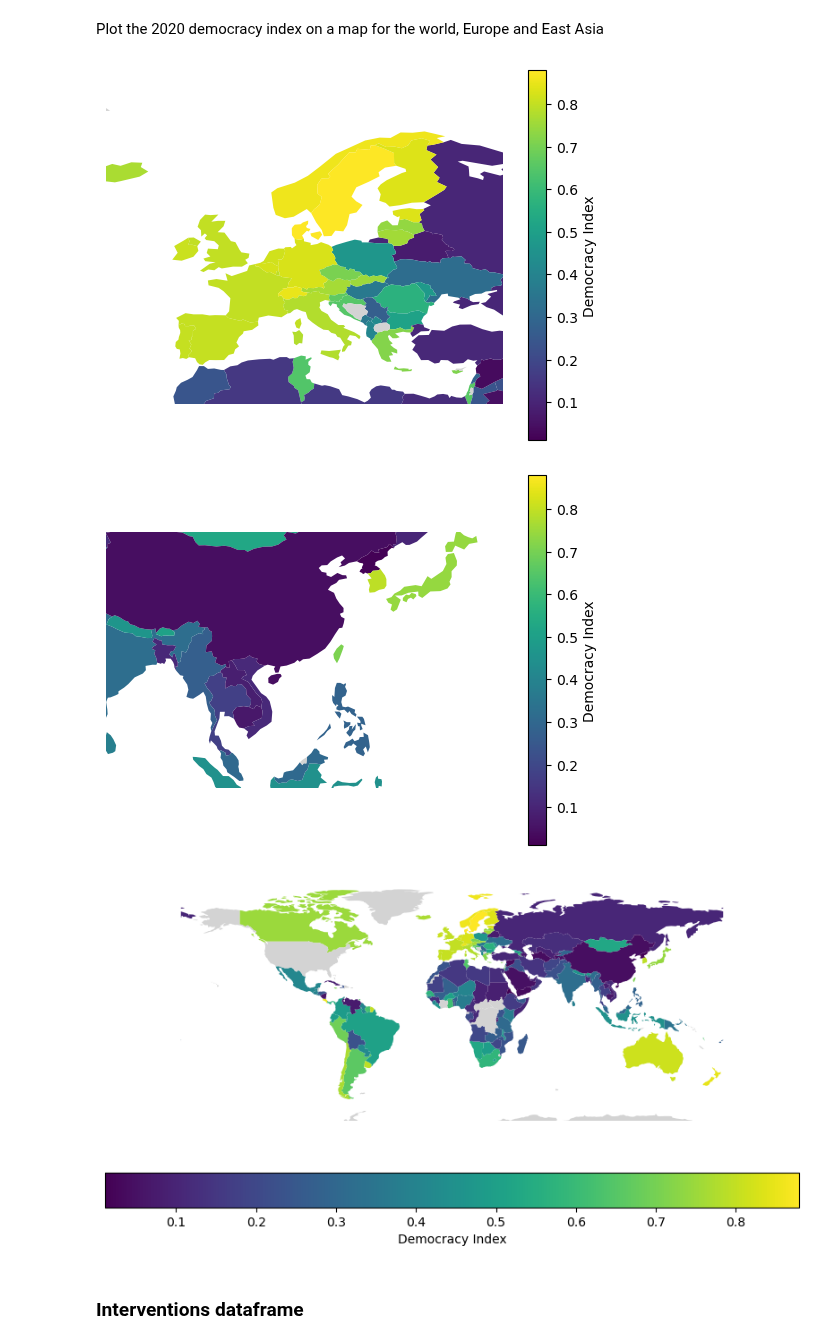
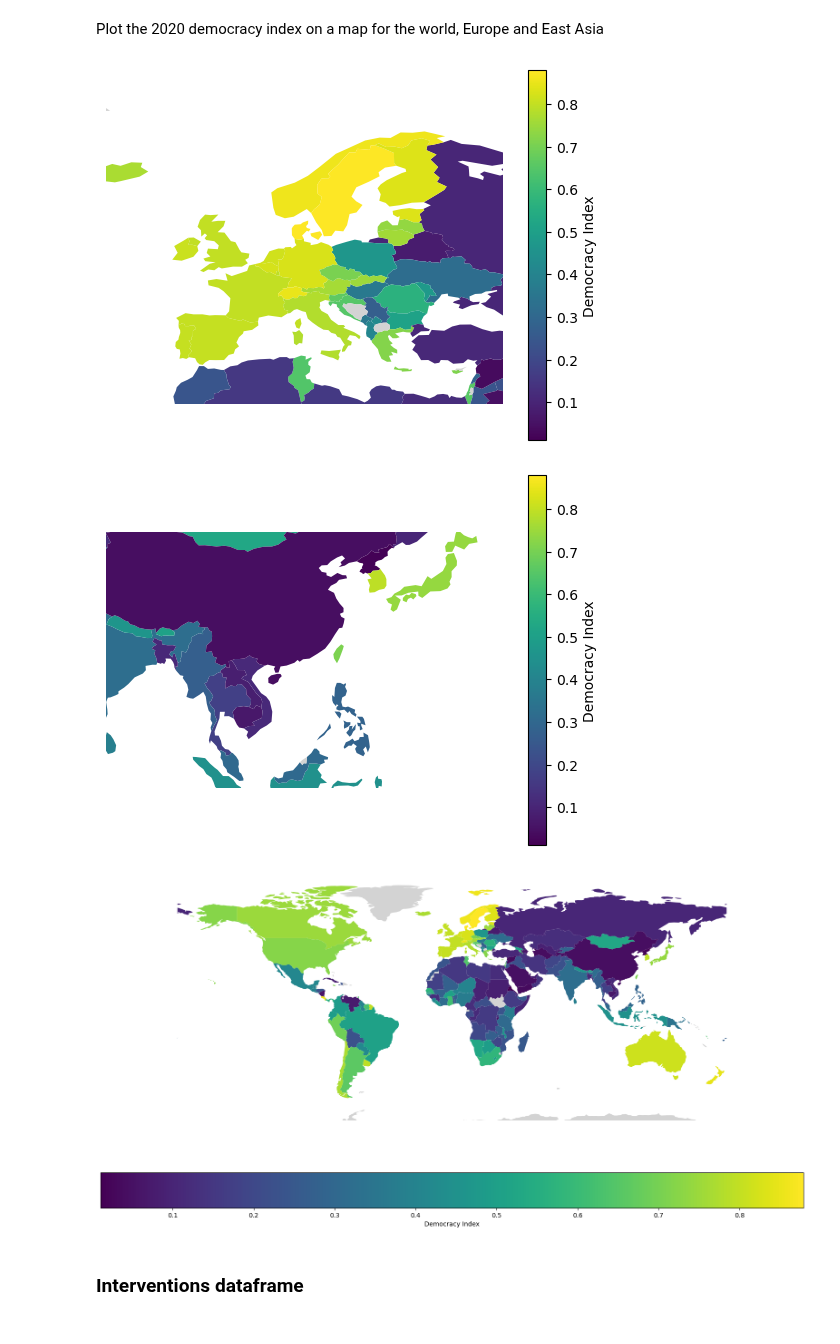
Before and after one commit to epfl-ada/ada-2022-project-datamineurs, a Jupyter notebook: ADA_coronawiki_project.ipynb, the cells around one changed output. Drawn from its saved outputs; the diff is of its cells as text; code cells hidden in the pictures.

```diff
--- a/ADA_coronawiki_project.ipynb
+++ b/ADA_coronawiki_project.ipynb
@@ -53,6 +56,11 @@ Plot the 2020 democracy index on a map for the world, Europe and East Asia
 # %%
-#import the geopandas database in order to plot the maps
-countries = gpd.read_file(gpd.datasets.get_path("naturalearth_lowres"))
+
+#change the name of the countries in order to correctly merge the two dataframe.
+df_democracy=df_democracy.replace("United States", "United States of America")
+df_democracy=df_democracy.replace("Democratic Republic of Congo", "Dem. Rep. Congo")
+df_democracy=df_democracy.replace("Central African Republic","Central African Rep.")
+df_democracy=df_democracy.replace("Cote d'Ivoire","Côte d'Ivoire")
+
 
 #merge with the democracy index database in order to associate to each of our wanted country a democracy score.
 countries = countries.merge(df_democracy[df_democracy["Year"]==2020][['Entity','libdem_vdem_owid']],left_on='name',right_on='Entity',how='left')
@@ -60,28 +68,28 @@ countries.drop('Entity', inplace=True, axis=1)
 # %%
 #Plotting and drawing the maps with the democracy scores.
 
 ax1=countries.plot(column='libdem_vdem_owid', legend=True,legend_kwds={'label': "Democracy Index",
                         'orientation': "vertical"}, missing_kwds={'color': 'lightgrey'})
 ax2=countries.plot(column='libdem_vdem_owid', legend=True,legend_kwds={'label': "Democracy Index",
                         'orientation': "vertical"}, missing_kwds={'color': 'lightgrey'})
 ax3=countries.plot(column='libdem_vdem_owid', legend=True,legend_kwds={'label': "Democracy Index",
-                        'orientation': "horizontal"}, missing_kwds={'color': 'lightgrey'},figsize=(10, 5))
+                        'orientation': "horizontal"}, missing_kwds={'color': 'lightgrey'},figsize=(20, 10))
 ax1.set_xlim(-20,40)
 ax1.set_ylim(30,75)
 ax1.set_axis_off()
 
 ax2.set_xlim(80,150)
 ax2.set_ylim(0,45)
 ax2.set_axis_off()
 
 ax3.set_ylim(-70,90)
 ax3.set_axis_off()
 
 plt.show()
 # %% [output]
 [figure]
 [figure]
-[figure, old version]
+[figure, new version]
 # %% [markdown]
 ### Interventions dataframe
 # %%
```
Also changed, not shown: parts of 2 cells of this notebook, 1 other file.
